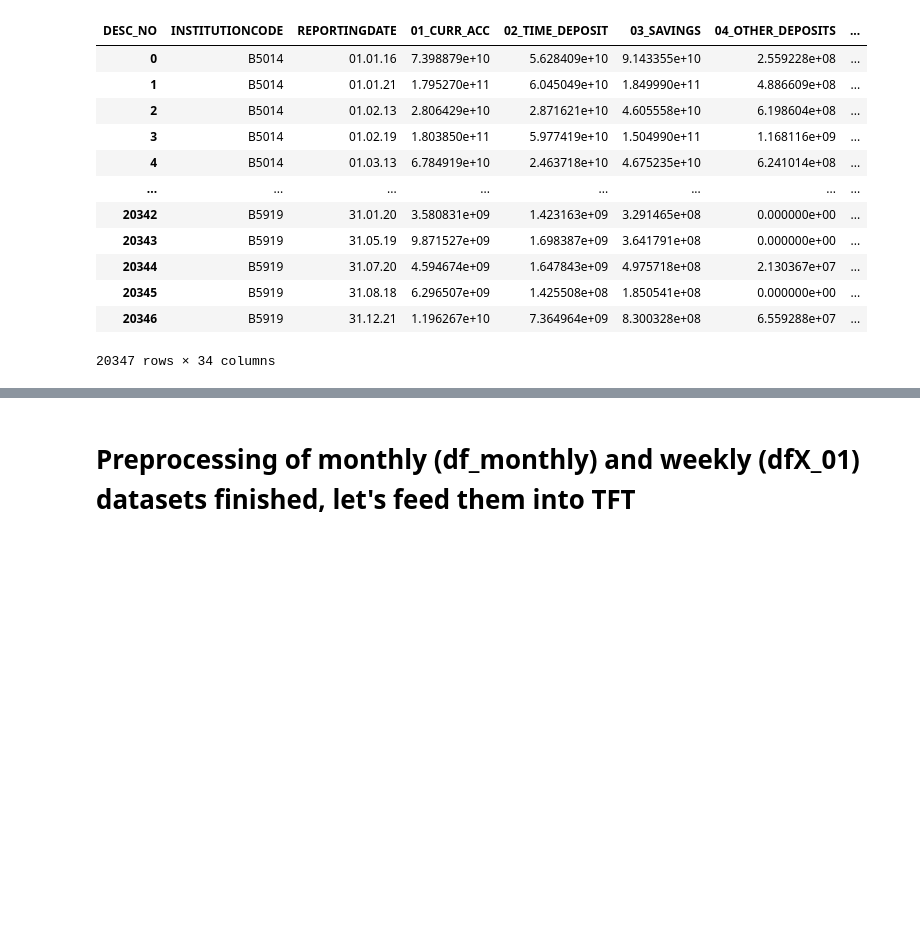
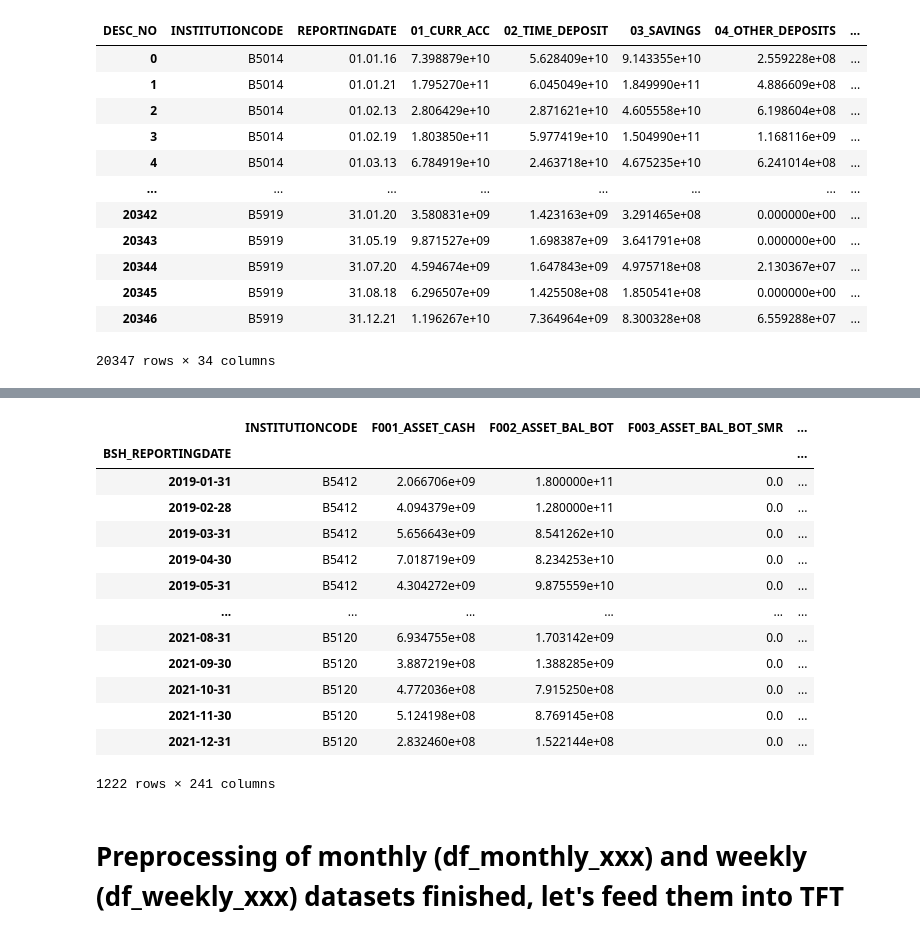
Before and after one commit to DianaZaig/Nowcasting-Techsprint, a Jupyter notebook: code/TechSprint_II_TFT.ipynb, the cells around one changed output, grey strips where cells are left out. Cells and saved outputs as stored; diff of their text form; code cells hidden in the pictures; blank space fills up the shorter version.

```diff
--- a/code/TechSprint_II_TFT.ipynb
+++ b/code/TechSprint_II_TFT.ipynb
@@ -255,3 +223,20 @@ df_monthly
+# %%
+df_monthly_test
+# %% [output]
+|  | INSTITUTIONCODE | F001_ASSET_CASH | F002_ASSET_BAL_BOT | F003_ASSET_BAL_BOT_SMR | ... |
+| BSH_REPORTINGDATE |  |  |  |  | ... |
+| 2019-01-31 | B5412 | 2.066706e+09 | 1.800000e+11 | 0.0 | ... |
+| 2019-02-28 | B5412 | 4.094379e+09 | 1.280000e+11 | 0.0 | ... |
+| 2019-03-31 | B5412 | 5.656643e+09 | 8.541262e+10 | 0.0 | ... |
+| 2019-04-30 | B5412 | 7.018719e+09 | 8.234253e+10 | 0.0 | ... |
+| 2019-05-31 | B5412 | 4.304272e+09 | 9.875559e+10 | 0.0 | ... |
+| ... | ... | ... | ... | ... | ... |
+| 2021-08-31 | B5120 | 6.934755e+08 | 1.703142e+09 | 0.0 | ... |
+| 2021-09-30 | B5120 | 3.887219e+08 | 1.388285e+09 | 0.0 | ... |
+| 2021-10-31 | B5120 | 4.772036e+08 | 7.915250e+08 | 0.0 | ... |
+| 2021-11-30 | B5120 | 5.124198e+08 | 8.769145e+08 | 0.0 | ... |
+| 2021-12-31 | B5120 | 2.832460e+08 | 1.522144e+08 | 0.0 | ... |
+1222 rows × 241 columns
 # %% [markdown]
-# Preprocessing of monthly (df_monthly) and weekly (dfX_01) datasets finished, let's feed them into TFT
+# Preprocessing of monthly (df_monthly_xxx) and weekly (df_weekly_xxx) datasets finished, let's feed them into TFT
 # %%
```
Also changed, not shown: parts of 13 cells of this notebook.
